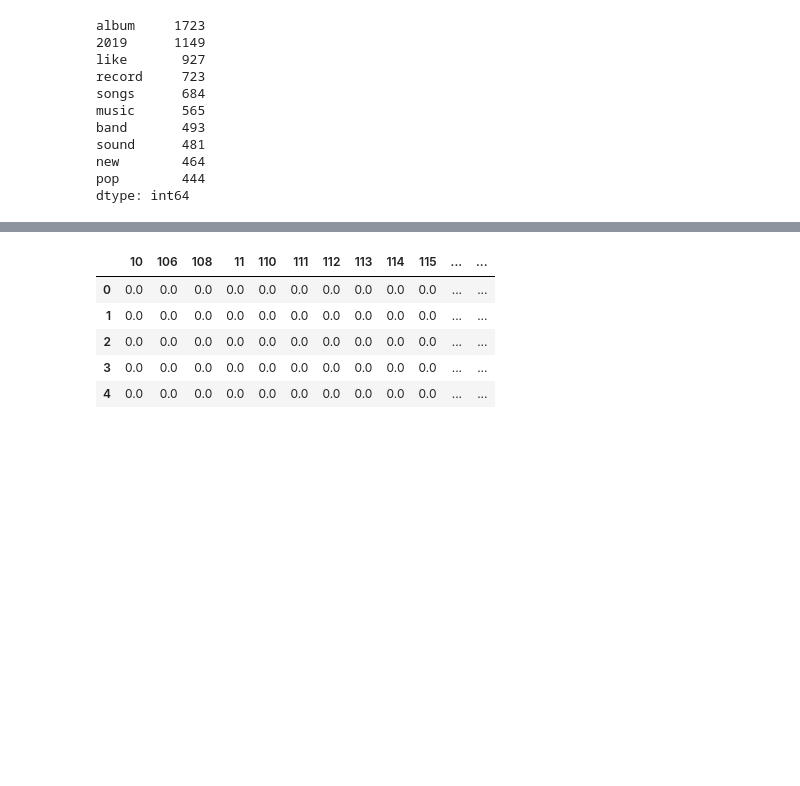
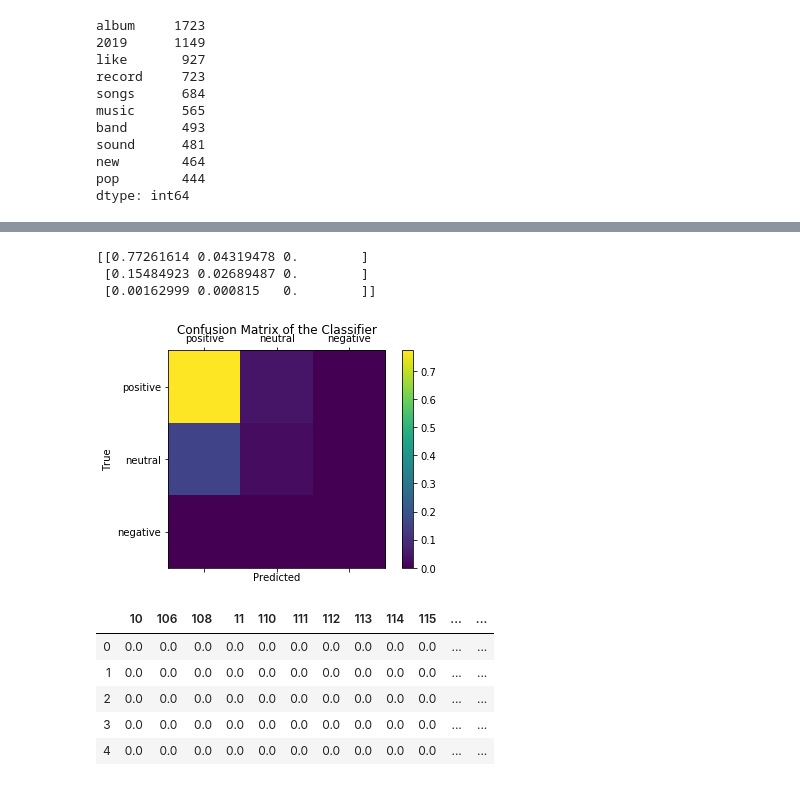
Before and after one commit to wardronan/AlbumScoring, a Jupyter notebook: Album Review Sentiment Scoring.ipynb, the cells around one changed output, grey strips where cells are left out. Drawn from its saved outputs; the diff is of its cells as text; code cells hidden in the pictures; blank space fills up the shorter version.

```diff
--- a/Album Review Sentiment Scoring.ipynb
+++ b/Album Review Sentiment Scoring.ipynb
@@ -23,7 +23,7 @@ cvect = CountVectorizer(max_features = 1000, stop_words = ENGLISH_STOP_WORDS)
 cvect.fit(reviews.review)
 X_bow = cvect.transform(reviews.review)
 # %%
-X_bow_df = pd.DataFrame(X_bow.toarray(), columns = vect.get_feature_names())
+X_bow_df = pd.DataFrame(X_bow.toarray(), columns = cvect.get_feature_names())
 X_bow_df.head()
 # %% [output]
 |  | 10 | 106 | 108 | 11 | 110 | 111 | 112 | 113 | 114 | 115 | ... | ... |
@@ -67,3 +67,22 @@ Confusion matrix:
+# %%
+labels = ['positive','neutral','negative']
+cm = confusion_matrix(yb_test, yb_predict, labels)/len(yb_test)
+print(cm)
+fig = plt.figure()
+ax = fig.add_subplot(111)
+cax = ax.matshow(cm)
+plt.title('Confusion Matrix of the Classifier')
+fig.colorbar(cax)
+ax.set_xticklabels([''] + labels)
+ax.set_yticklabels([''] + labels)
+plt.xlabel('Predicted')
+plt.ylabel('True')
+plt.show()
+# %% [output]
+[[0.77261614 0.04319478 0.        ]
+ [0.15484923 0.02689487 0.        ]
+ [0.00162999 0.000815   0.        ]]
+[figure, added]
 # %%
 tfvect = TfidfVectorizer(max_features = 1000, stop_words = ENGLISH_STOP_WORDS)
 tfvect.fit(reviews.review)
```
Also changed, not shown: parts of 16 cells of this notebook, 1 other file.
